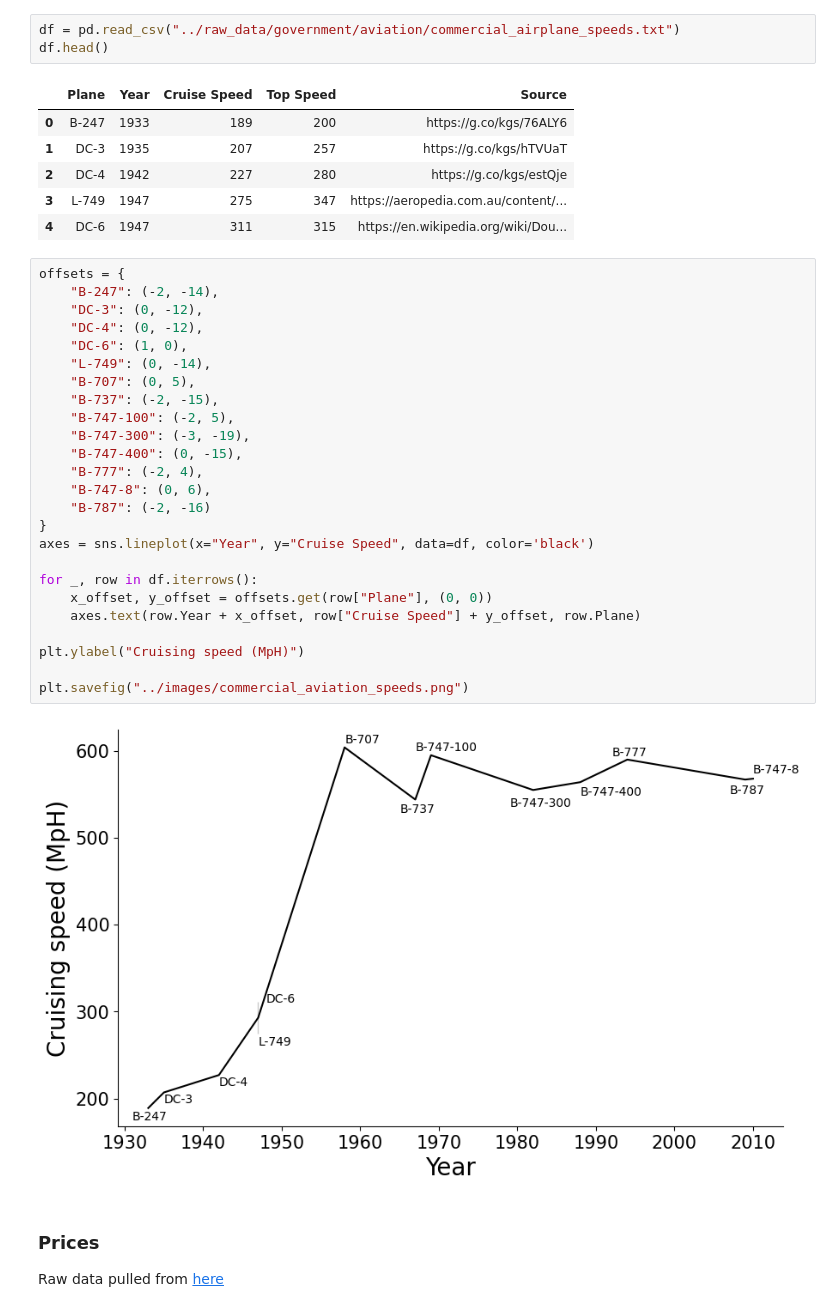
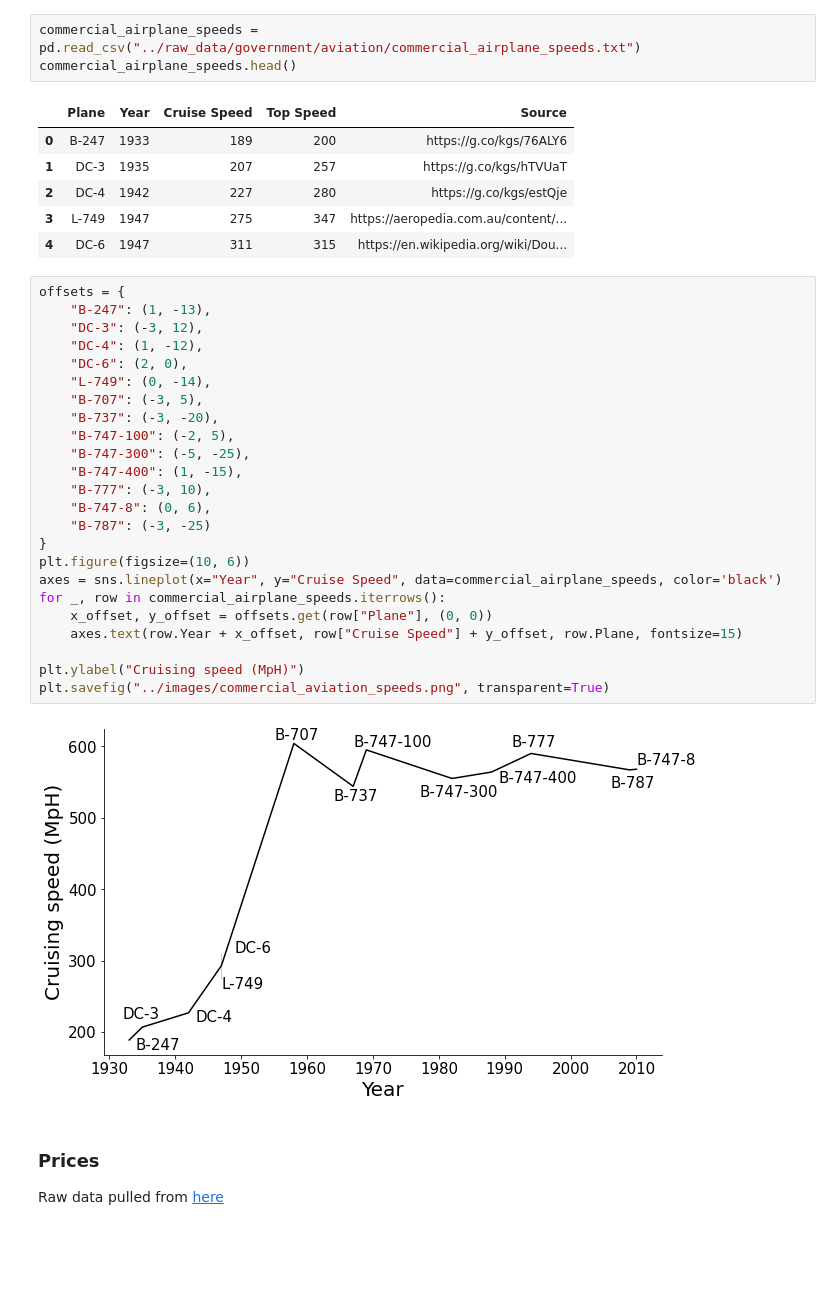
Before and after one commit to jordanott/BackToTheFuture, a Jupyter notebook: notebooks/government.ipynb, the cells around one changed output. Saved outputs shown, nothing was run; the diff lists cells and outputs as text; blank space fills up the shorter version.

Commit message:
Updating plots

```diff
--- a/notebooks/government.ipynb
+++ b/notebooks/government.ipynb
@@ -316,8 +302,8 @@ sns.barplot(x="Date", y="Fatalities", data=fatalities_per_decade);
 ### Commercial Airplane Speeds Over Time
 Data was manually collected
 # %%
-df = pd.read_csv("../raw_data/government/aviation/commercial_airplane_speeds.txt")
-df.head()
+commercial_airplane_speeds = pd.read_csv("../raw_data/government/aviation/commercial_airplane_speeds.txt")
+commercial_airplane_speeds.head()
 # %% [output]
 |  | Plane | Year | Cruise Speed | Top Speed | Source |
 | 0 | B-247 | 1933 | 189 | 200 | https://g.co/kgs/76ALY6 |
@@ -327,31 +313,30 @@ df.head()
 | 4 | DC-6 | 1947 | 311 | 315 | https://en.wikipedia.org/wiki/Dou... |
 # %%
 offsets = {
-    "B-247": (-2, -14),
-    "DC-3": (0, -12),
-    "DC-4": (0, -12),
-    "DC-6": (1, 0),
+    "B-247": (1, -13),
+    "DC-3": (-3, 12),
+    "DC-4": (1, -12),
+    "DC-6": (2, 0),
     "L-749": (0, -14),
-    "B-707": (0, 5),
-    "B-737": (-2, -15),
+    "B-707": (-3, 5),
+    "B-737": (-3, -20),
     "B-747-100": (-2, 5),
-    "B-747-300": (-3, -19),
-    "B-747-400": (0, -15),
-    "B-777": (-2, 4),
+    "B-747-300": (-5, -25),
+    "B-747-400": (1, -15),
+    "B-777": (-3, 10),
     "B-747-8": (0, 6),
-    "B-787": (-2, -16)
+    "B-787": (-3, -25)
 }
-axes = sns.lineplot(x="Year", y="Cruise Speed", data=df, color='black')
-
-for _, row in df.iterrows():
+plt.figure(figsize=(10, 6))
+axes = sns.lineplot(x="Year", y="Cruise Speed", data=commercial_airplane_speeds, color='black')
+for _, row in commercial_airplane_speeds.iterrows():
     x_offset, y_offset = offsets.get(row["Plane"], (0, 0))
-    axes.text(row.Year + x_offset, row["Cruise Speed"] + y_offset, row.Plane)
+    axes.text(row.Year + x_offset, row["Cruise Speed"] + y_offset, row.Plane, fontsize=15)
 
 plt.ylabel("Cruising speed (MpH)")
-
-plt.savefig("../images/commercial_aviation_speeds.png")
+plt.savefig("../images/commercial_aviation_speeds.png", transparent=True)
 # %% [output]
-[figure, old version]
+[figure, new version]
 # %% [markdown]
 ### Prices
 Raw data pulled from [here](https://data.bls.gov/timeseries/CUUR0000SETG01?output_view=data)
```
Also changed, not shown: parts of 37 cells of this notebook, 2 other files.
